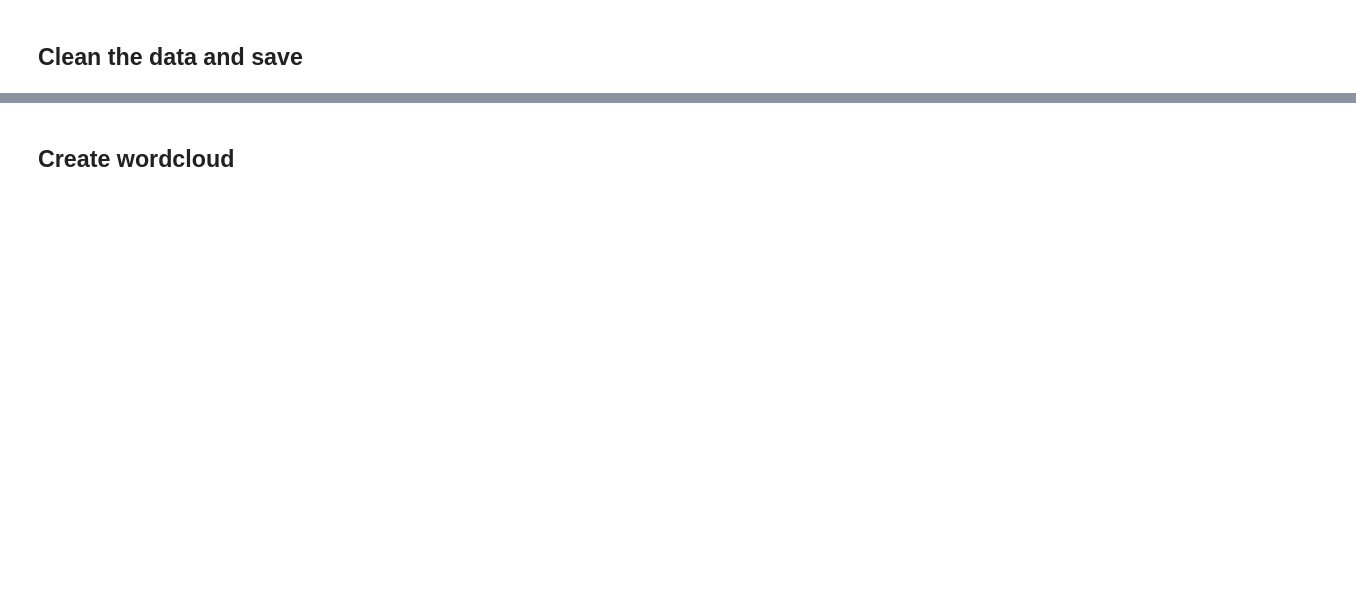
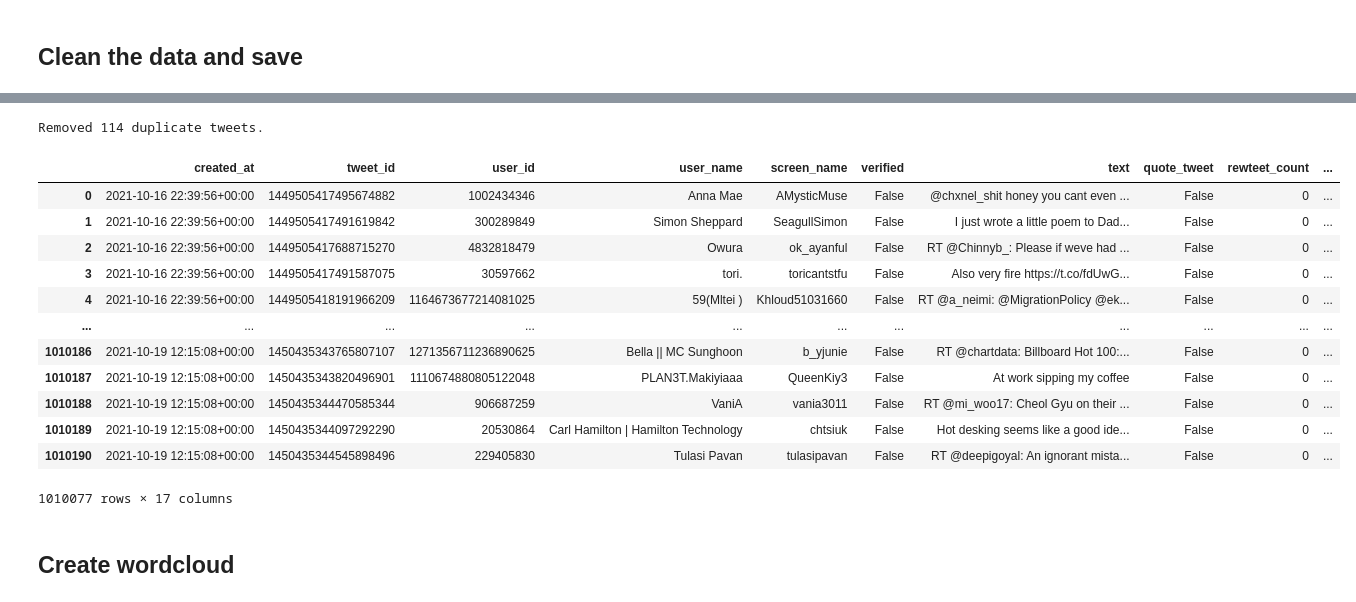
Before and after one commit to matteobucalossi50/capstone_project, a Jupyter notebook: tweepy/clean_tweets.ipynb, the cells around one changed output, grey strips where cells are left out. Cells and saved outputs as stored; diff of their text form; code cells hidden in the pictures; blank space fills up the shorter version.

```diff
--- a/tweepy/clean_tweets.ipynb
+++ b/tweepy/clean_tweets.ipynb
@@ -85,3 +68,21 @@ df
+# %%
+df = clean_data()
+df
+# %% [output]
+Removed 114 duplicate tweets.
+|  | created_at | tweet_id | user_id | user_name | screen_name | verified | text | quote_tweet | rewteet_count | ... |
+| 0 | 2021-10-16 22:39:56+00:00 | 1449505417495674882 | 1002434346 | Anna Mae | AMysticMuse | False | @chxnel_shit honey you cant even ... | False | 0 | ... |
+| 1 | 2021-10-16 22:39:56+00:00 | 1449505417491619842 | 300289849 | Simon Sheppard | SeagullSimon | False | I just wrote a little poem to Dad... | False | 0 | ... |
+| 2 | 2021-10-16 22:39:56+00:00 | 1449505417688715270 | 4832818479 | Owura | ok_ayanful | False | RT @Chinnyb_: Please if weve had ... | False | 0 | ... |
+| 3 | 2021-10-16 22:39:56+00:00 | 1449505417491587075 | 30597662 | tori. | toricantstfu | False | Also very fire https://t.co/fdUwG... | False | 0 | ... |
+| 4 | 2021-10-16 22:39:56+00:00 | 1449505418191966209 | 1164673677214081025 | 59(Mltei ) | Khloud51031660 | False | RT @a_neimi: @MigrationPolicy @ek... | False | 0 | ... |
+| ... | ... | ... | ... | ... | ... | ... | ... | ... | ... | ... |
+| 1010186 | 2021-10-19 12:15:08+00:00 | 1450435343765807107 | 1271356711236890625 | Bella || MC Sunghoon | b_yjunie | False | RT @chartdata: Billboard Hot 100:... | False | 0 | ... |
+| 1010187 | 2021-10-19 12:15:08+00:00 | 1450435343820496901 | 1110674880805122048 | PLAN3T.Makiyiaaa | QueenKiy3 | False | At work sipping my coffee | False | 0 | ... |
+| 1010188 | 2021-10-19 12:15:08+00:00 | 1450435344470585344 | 906687259 | VaniA | vania3011 | False | RT @mi_woo17: Cheol Gyu on their ... | False | 0 | ... |
+| 1010189 | 2021-10-19 12:15:08+00:00 | 1450435344097292290 | 20530864 | Carl Hamilton | Hamilton Technology | chtsiuk | False | Hot desking seems like a good ide... | False | 0 | ... |
+| 1010190 | 2021-10-19 12:15:08+00:00 | 1450435344545898496 | 229405830 | Tulasi Pavan | tulasipavan | False | RT @deepigoyal: An ignorant mista... | False | 0 | ... |
+1010077 rows × 17 columns
 # %% [markdown]
 ## Create wordcloud
 # %%
```
Also changed, not shown: parts of 7 cells of this notebook.
